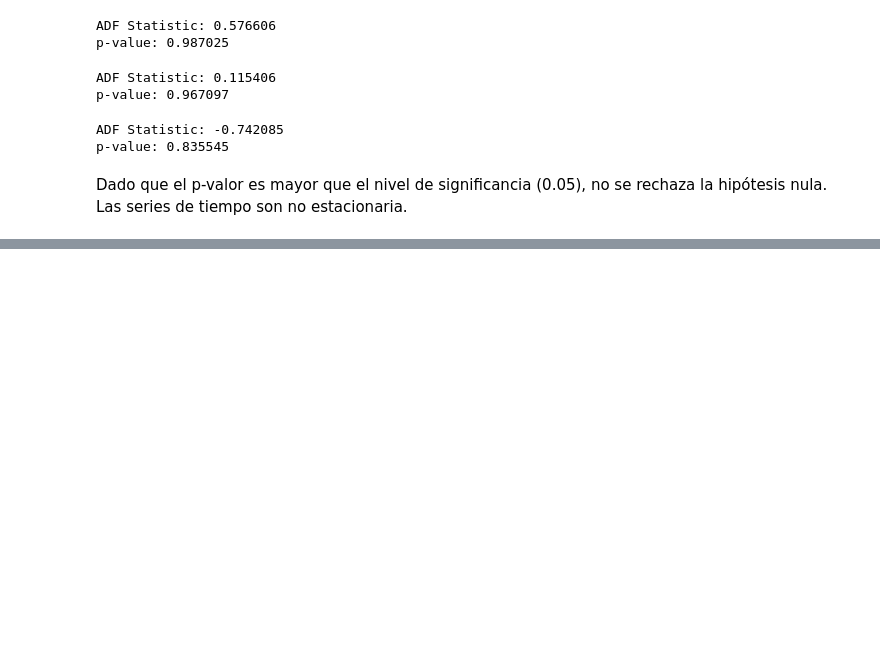
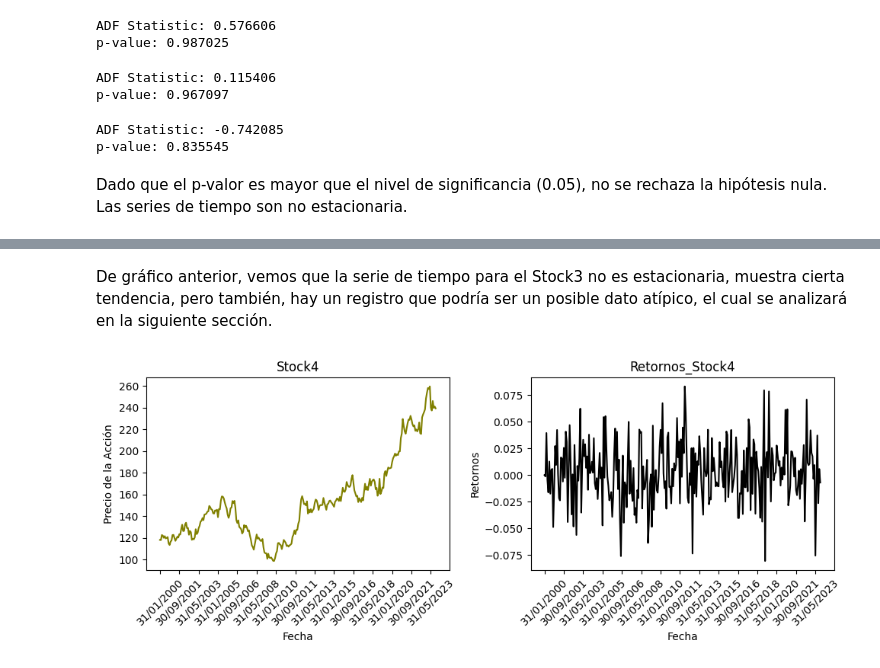
Before and after one commit to vanebertel/TALENTO_B_2024, a Jupyter notebook: _sources/notebooks.ipynb, the cells around one changed output, grey strips where cells are left out. Cells and saved outputs as stored; diff of their text form; code cells hidden in the pictures; blank space fills up the shorter version.

```diff
--- a/_sources/notebooks.ipynb
+++ b/_sources/notebooks.ipynb
@@ -148,0 +315,30 @@ Dado que el p-valor es mayor que el nivel de significancia (0.05), no se rechaza
+# %% [markdown]
+De gráfico anterior, vemos que la serie de tiempo para el Stock3 no es estacionaria, muestra cierta tendencia, pero también, hay un registro que podría ser un posible dato atípico, el cual se analizará en la siguiente sección.
+# %%
+# Acción 4
+plt.figure(figsize=(10, 4))
+plt.subplot(1, 2, 1)
+plt.plot(data['Date'], data['Stock4'], color='olive')
+plt.title('Stock4')
+plt.xlabel('Fecha')
+plt.ylabel('Precio de la Acción')
+
+n = 20
+plt.xticks(rotation=45)
+plt.xticks(range(0, len(data['Date']), n), data['Date'][::n])
+
+# Gráfico para Retornos_Stock2
+plt.subplot(1, 2, 2)
+plt.plot(data['Date'], data['Retornos_stock4'], color='black')
+plt.title('Retornos_Stock4')
+plt.xlabel('Fecha')
+plt.ylabel('Retornos')
+
+n = 20
+plt.xticks(rotation=45)
+plt.xticks(range(0, len(data['Date']), n), data['Date'][::n])
+
+plt.tight_layout()
+plt.show()
+# %% [output]
+[figure, added]
```
Also changed, not shown: parts of 41 cells of this notebook, 11 other files.
